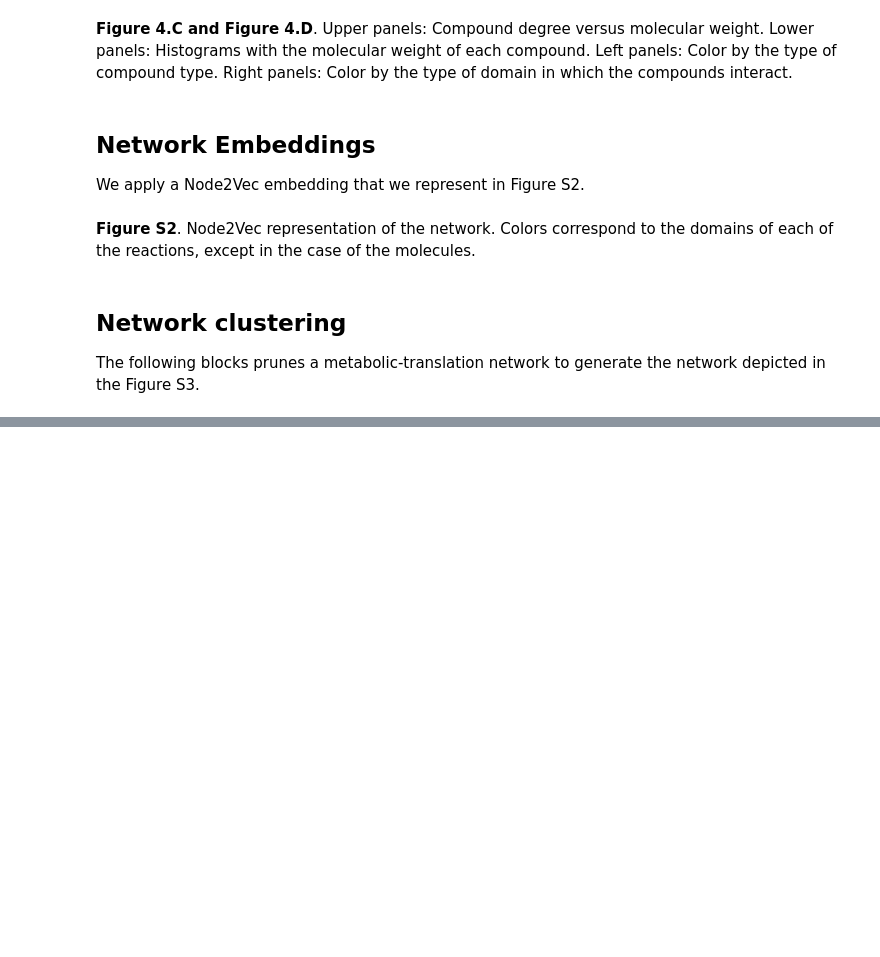
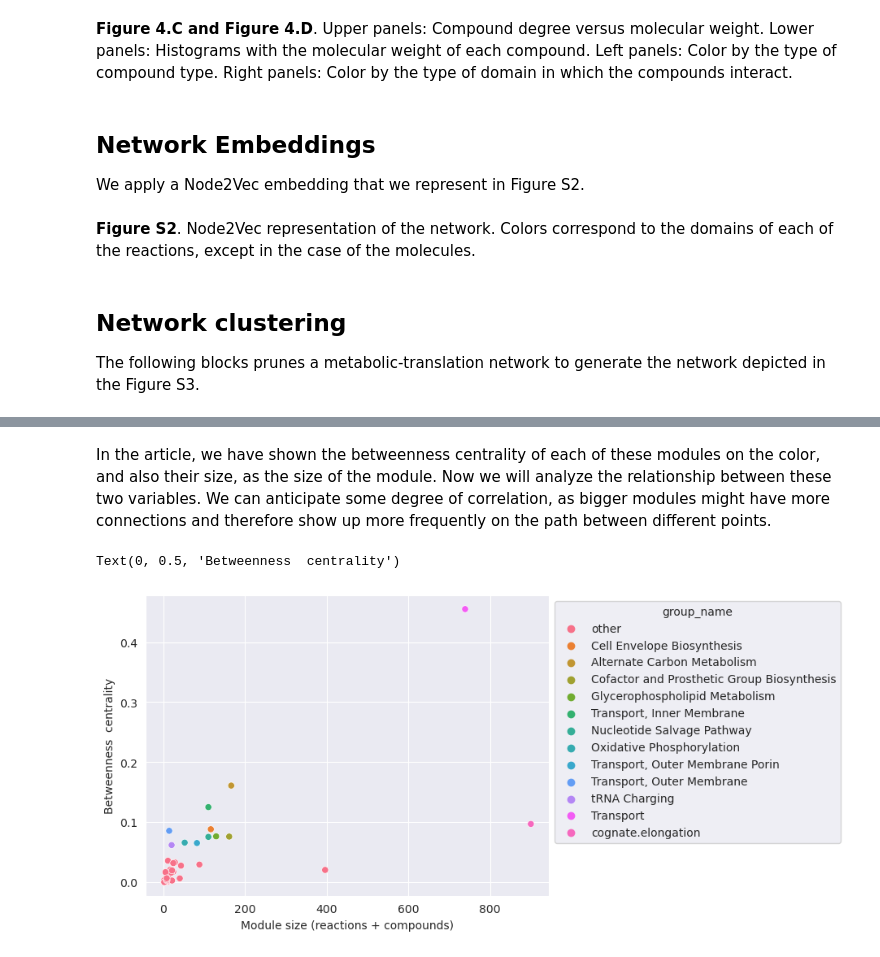
Before and after one commit to kacarlab/Translation-Network, a Jupyter notebook: translation-network-analysis.ipynb, the cells around one changed output, grey strips where cells are left out. Cells and saved outputs as stored; diff of their text form; code cells hidden in the pictures; blank space fills up the shorter version.

Commit message:
figure and error in metabolic file

```diff
--- a/translation-network-analysis.ipynb
+++ b/translation-network-analysis.ipynb
@@ -520,2 +552,25 @@ MTN_CG = cluster_in(MTN_CG, module_map)
 # %%
 nx.write_gml(MTN_CG, 'networks/coarse-grained-full-network.gml')
+# %% [markdown]
+In the article, we have shown the betweenness centrality of each of these modules on the color, and also their size, as the size of the module. Now we will analyze the relationship between these two variables. We can anticipate some degree of correlation, as bigger modules might have more connections and therefore show up more frequently on the path between different points.
+# %%
+btc = nx.betweenness_centrality(MTN_CG, k=100)
+degree = nx.degree(MTN_CG)
+coarse_grained_nodes = pd.DataFrame.from_records([dict(id=node, **node_data) for node, node_data in MTN_CG.nodes(data=True)])
+coarse_grained_nodes = coarse_grained_nodes.rename(columns=dict(size='group_size'))
+coarse_grained_nodes['group_size'] = coarse_grained_nodes['group_size'].fillna(1)
+coarse_grained_nodes['btc'] = coarse_grained_nodes['id'].apply(lambda x: btc[x])
+coarse_grained_nodes['group_name'] = coarse_grained_nodes.apply(lambda x: x.id if x.btc > 0.05 else "other", axis=1)
+coarse_grained_nodes['degree'] = coarse_grained_nodes['id'].apply(lambda x: degree[x])
+# %%
+fig, ax = plt.subplots(1)
+sns.scatterplot(
+    data=coarse_grained_nodes.query('grouped==True'), x='group_size', y='btc', ax=ax, hue='group_name',
+    legend=True
+)
+sns.move_legend(ax, "upper left", bbox_to_anchor=(1, 1))
+ax.set_xlabel('Module size (reactions + compounds)')
+ax.set_ylabel('Betweenness  centrality')
+# %% [output]
+Text(0, 0.5, 'Betweenness  centrality')
+[figure, added]
```
Also changed, not shown: parts of 6 cells of this notebook, 1 other file.
